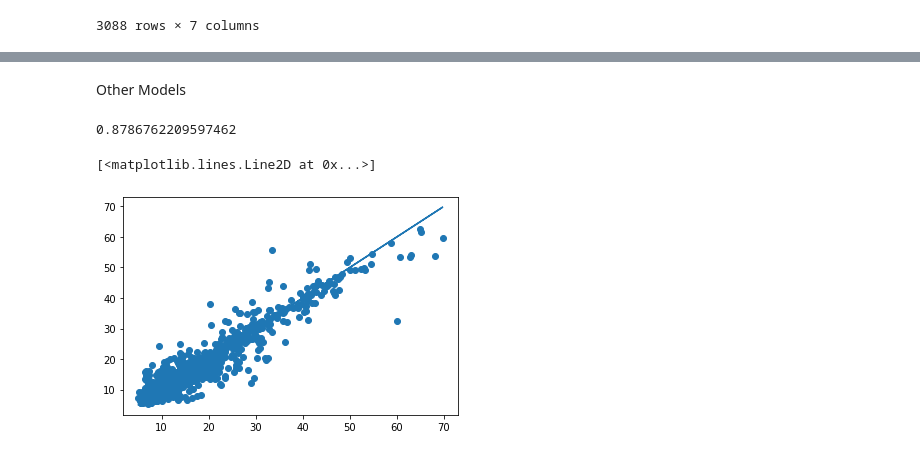
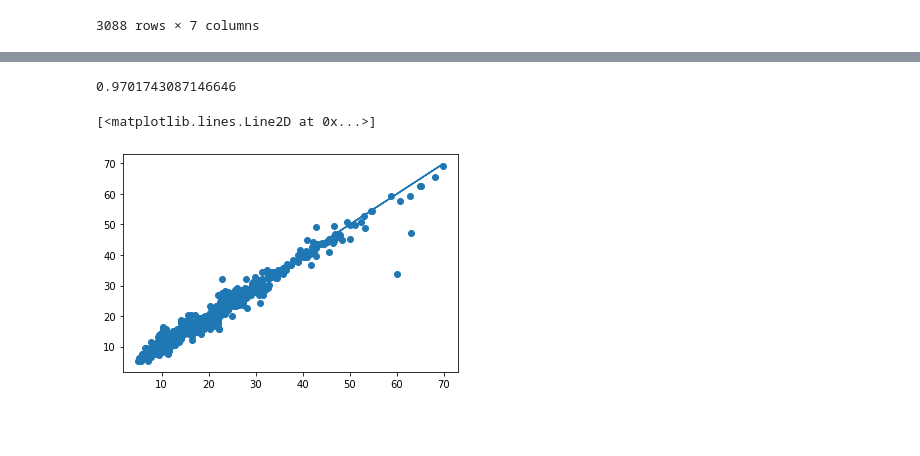
Before and after one commit to ajanaszak/Dev10Capstone, a Jupyter notebook: Code/modeling.ipynb, the cells around one changed output, grey strips where cells are left out. Saved outputs shown, nothing was run; the diff lists cells and outputs as text; code cells hidden in the pictures; blank space fills up the shorter version.

Commit message:
Added more models and changed exported model to Extra Trees

```diff
--- a/Code/modeling.ipynb
+++ b/Code/modeling.ipynb
@@ -122,12 +122,12 @@ y = joined["PercentMortality"]
 X_train, X_test, y_train, y_test = train_test_split(
     X, y, test_size = 0.25, random_state = 0)
 # %%
-from sklearn.ensemble import RandomForestRegressor
+from sklearn.ensemble import ExtraTreesRegressor
 from sklearn.model_selection import GridSearchCV
 import numpy as np
-estimators = np.linspace(5, 100, 20, dtype = int)
+estimators = np.linspace(60, 150, 10, dtype = int)
 parameters = {'random_state': [0], 'n_estimators': estimators,
-              'criterion': ["squared_error", "absolute_error", "poisson"]}
-clf = GridSearchCV(RandomForestRegressor(), parameters, verbose = 4)
+              'criterion': ["squared_error", "absolute_error"]}
+clf = GridSearchCV(ExtraTreesRegressor(), parameters, verbose = 4)
 clf.fit(X_train, y_train)
 # %% [output]
@@ -173,2 +171,15 @@ plt.plot(y_test, y_test)
+# %%
+etr = ExtraTreesRegressor(n_estimators = 1000, criterion = "absolute_error")
+etr.fit(X_train, y_train)
+
+print(etr.score(X_test, y_test))
+
+prediction = etr.predict(X_test)
+plt.scatter(y_test, prediction)
+plt.plot(y_test, y_test)
+# %% [output]
+0.9701743087146646
+[<matplotlib.lines.Line2D at 0x...>]
+[figure, added]
 # %%
 import pickle
@@ -176,16 +186,0 @@ pickle.dump(bclf, open("./Model/randomforest.pkl", "wb"))
-# %% [markdown]
-Other Models
-# %%
-from sklearn.neighbors import KNeighborsRegressor
-knr = KNeighborsRegressor(n_neighbors = 3, weights = "distance", p = 1)
-knr.fit(X_train, y_train)
-
-print(knr.score(X_test, y_test))
-
-prediction = knr.predict(X_test)
-plt.scatter(y_test, prediction)
-plt.plot(y_test, y_test)
-# %% [output]
-0.8786762209597462
-[<matplotlib.lines.Line2D at 0x...>]
-[figure, removed]
```
Also changed, not shown: parts of 15 cells of this notebook.
